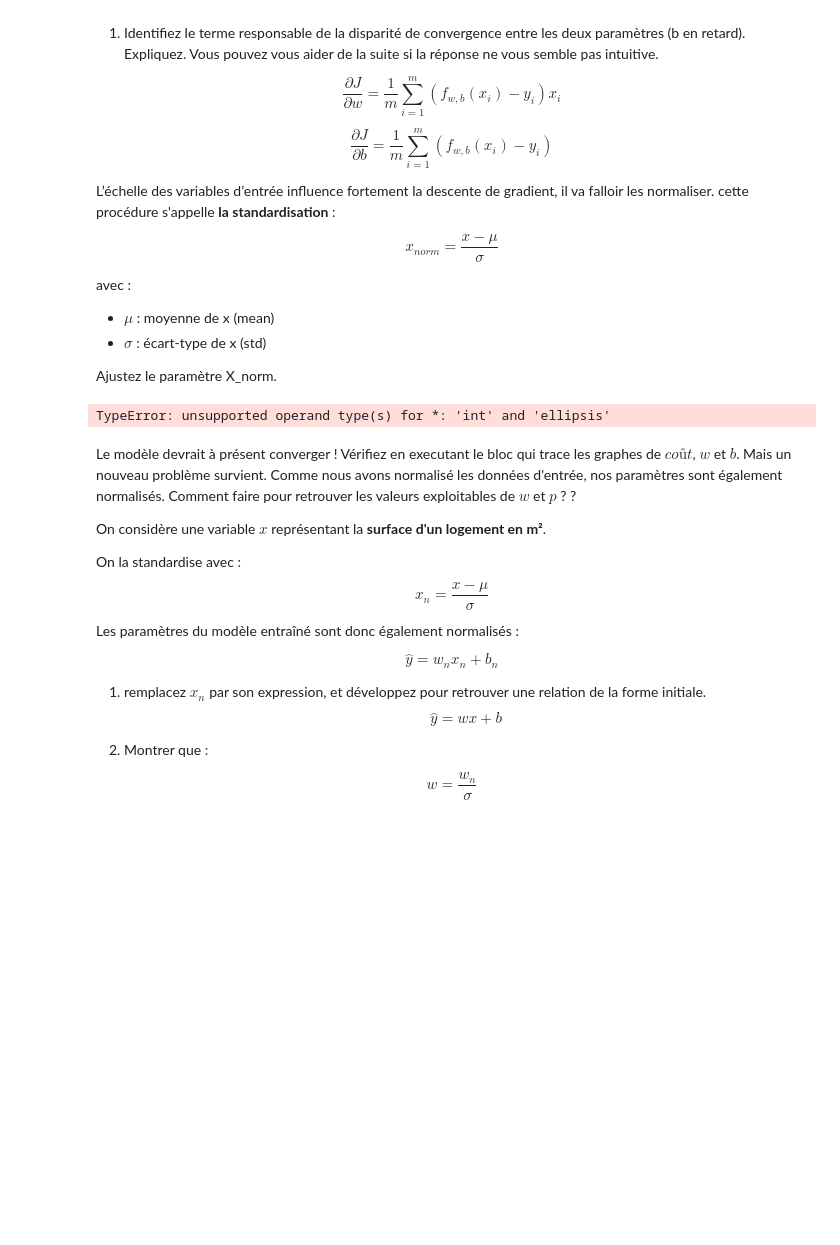
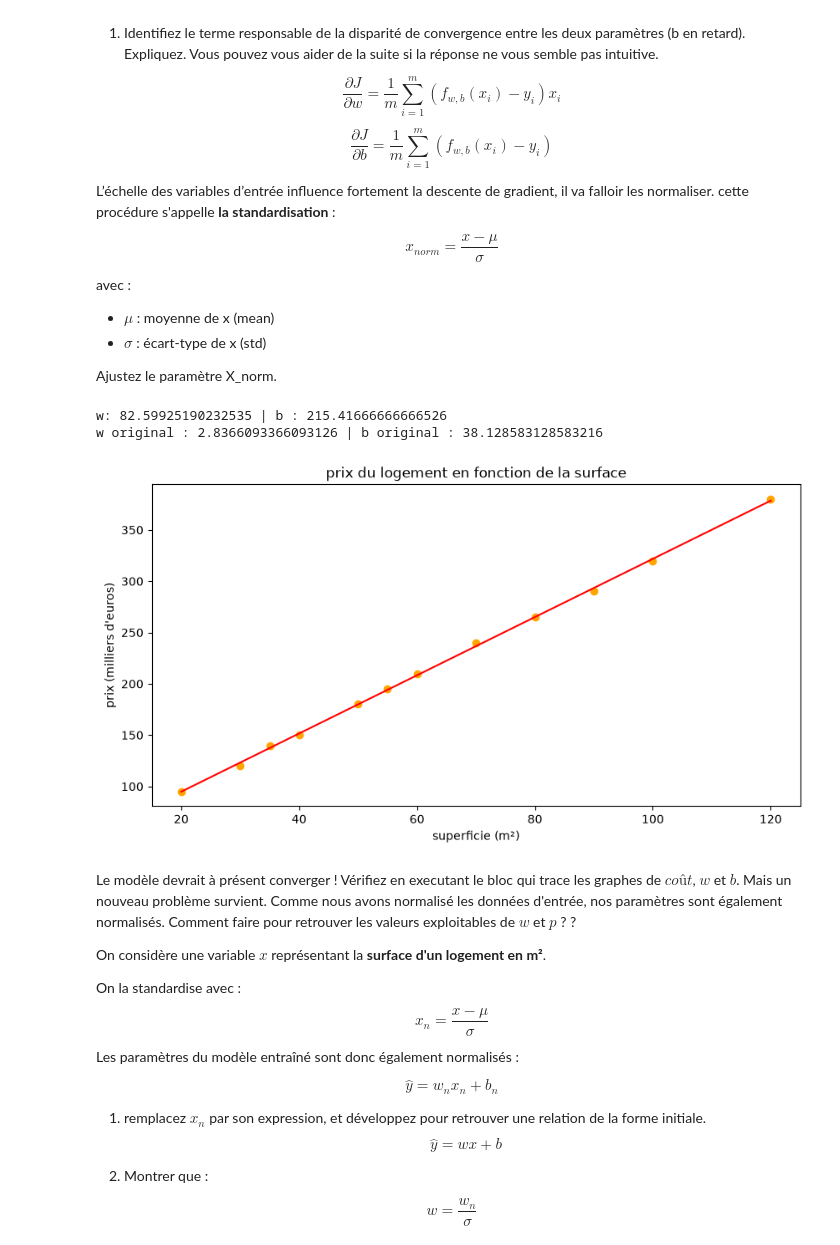
Before and after one commit to YalineWang/Projet-IA-S5, a Jupyter notebook: TD1-intro_machine_learning.ipynb, the cells around one changed output. Drawn from its saved outputs; the diff is of its cells as text; code cells hidden in the pictures; blank space fills up the shorter version.

```diff
--- a/TD1-intro_machine_learning.ipynb
+++ b/TD1-intro_machine_learning.ipynb
@@ -463,27 +463,30 @@ Ajustez le paramètre X_norm.
 # %%
 x_mean = surface.mean()
 x_std = surface.std()
 # A faire :
-X_norm = ...
+X_norm = (X - x_mean) / x_std
 
-w_opt, b_opt, history = gradient_descent(X_norm, y, w = 0, b = 0, alpha=0.001, nb_iter=10000)
+w_opt, b_opt, history = gradient_descent(X_norm, y, w = 0, b = 0, alpha=0.01, nb_iter=10000)
 print("w:", w_opt, "| b :", b_opt)
 
 # A faire (question 2)
 # inversion de la normalisation
-#b_opt = ...
-#w_opt = ...
-# print("w original :", w_opt, "| b original :", b_opt)
+
+b_opt = b_opt - (w_opt * x_mean / x_std)
+w_opt = w_opt / x_std
+print("w original :", w_opt, "| b original :", b_opt)
 
 plt.figure(figsize=(10,5))
 plt.scatter(X, y, c="orange")
 plt.plot(X, predict_linear(X, w=w_opt, b=b_opt), c="r")
 plt.title("prix du logement en fonction de la surface")
 plt.ylabel("prix (milliers d'euros)")
 plt.xlabel('superficie (m²)')
 plt.show()
 # %% [output]
-TypeError: unsupported operand type(s) for *: 'int' and 'ellipsis'
+w: 82.59925190232535 | b : 215.41666666666526
+w original : 2.8366093366093126 | b original : 38.128583128583216
+[figure, added]
 # %% [markdown]
 Le modèle devrait à présent converger ! Vérifiez en executant le bloc qui trace les graphes de $coût$, $w$ et $b$. Mais un nouveau problème survient. Comme nous avons normalisé les données d'entrée, nos paramètres sont également normalisés. Comment faire pour retrouver les valeurs exploitables de $w$ et $p$ ? ?
 
```
Also changed, not shown: parts of 4 cells of this notebook.
